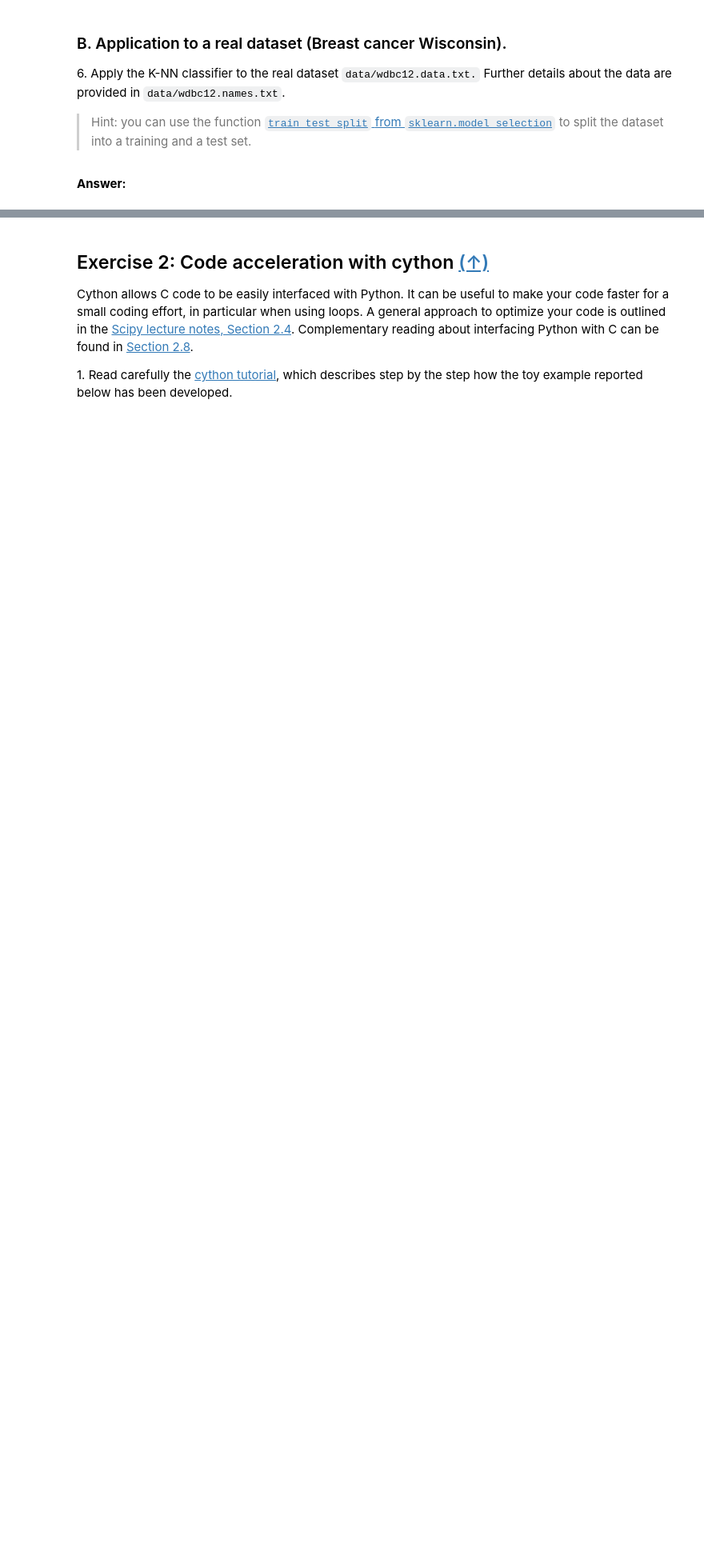
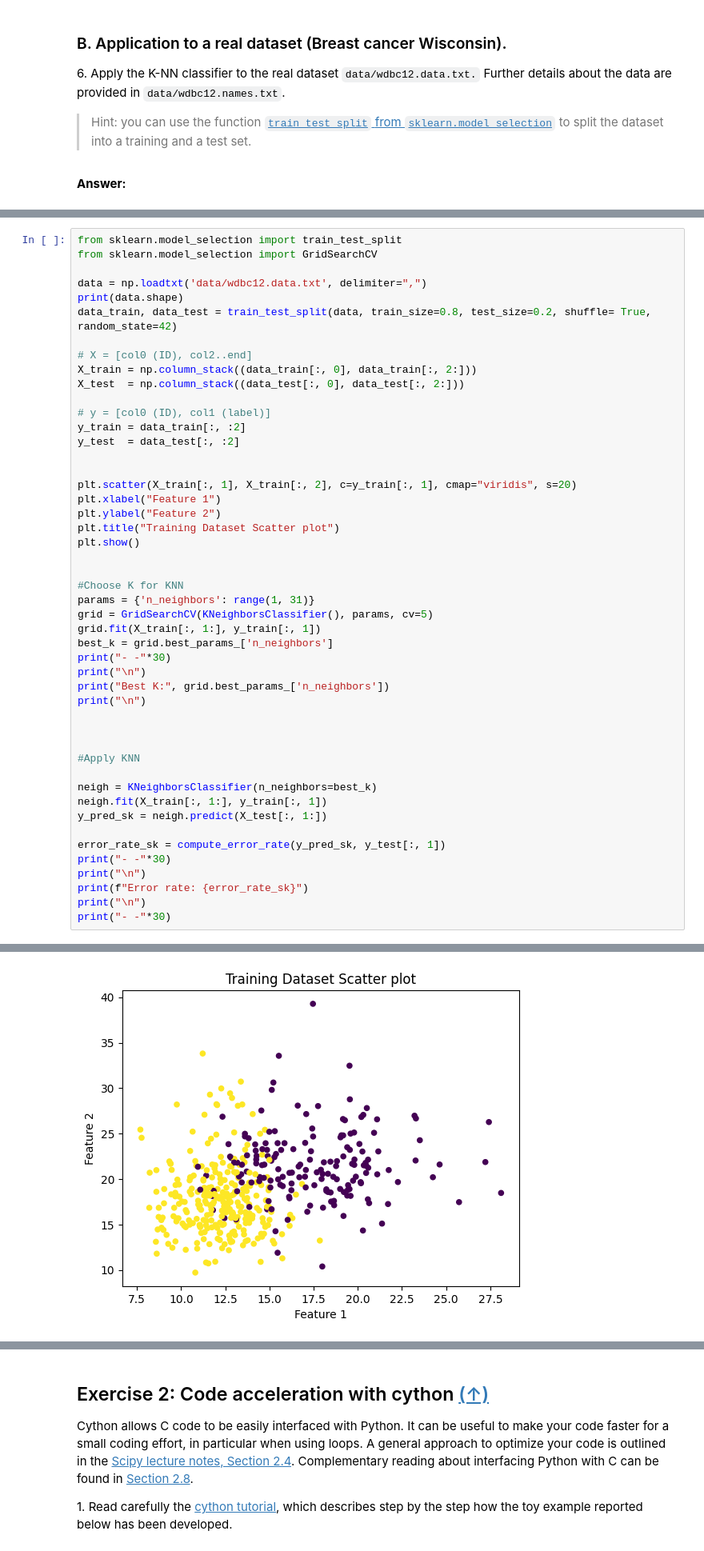
Before and after one commit to farahamorri/python_sdia, a Jupyter notebook: Labs/Lab4/lab4.ipynb, the cells around one changed output, grey strips where cells are left out. Shown at 80% size. Drawn from its saved outputs; the diff is of its cells as text; blank space fills up the shorter version.

Commit message:
lab4 + wisconsin dataset knn

```diff
--- a/Labs/Lab4/lab4.ipynb
+++ b/Labs/Lab4/lab4.ipynb
@@ -240,0 +259,49 @@ print(error_rate_sk)
+# %%
+from sklearn.model_selection import train_test_split
+from sklearn.model_selection import GridSearchCV
+
+data = np.loadtxt('data/wdbc12.data.txt', delimiter=",")
+print(data.shape)
+data_train, data_test = train_test_split(data, train_size=0.8, test_size=0.2, shuffle= True, random_state=42)
+
+# X = [col0 (ID), col2..end]
+X_train = np.column_stack((data_train[:, 0], data_train[:, 2:]))
+X_test  = np.column_stack((data_test[:, 0], data_test[:, 2:]))
+
+# y = [col0 (ID), col1 (label)]
+y_train = data_train[:, :2]
+y_test  = data_test[:, :2]
+
+
+plt.scatter(X_train[:, 1], X_train[:, 2], c=y_train[:, 1], cmap="viridis", s=20)
+plt.xlabel("Feature 1")
+plt.ylabel("Feature 2")
+plt.title("Training Dataset Scatter plot")
+plt.show()
+
+
+#Choose K for KNN
+params = {'n_neighbors': range(1, 31)}
+grid = GridSearchCV(KNeighborsClassifier(), params, cv=5)
+grid.fit(X_train[:, 1:], y_train[:, 1])
+best_k = grid.best_params_['n_neighbors']
+print("- -"*30)
+print("\n")
+print("Best K:", grid.best_params_['n_neighbors'])
+print("\n")
+
+
+
+#Apply KNN
+
+neigh = KNeighborsClassifier(n_neighbors=best_k)
+neigh.fit(X_train[:, 1:], y_train[:, 1])
+y_pred_sk = neigh.predict(X_test[:, 1:])
+
+error_rate_sk = compute_error_rate(y_pred_sk, y_test[:, 1])
+print("- -"*30)
+print("\n")
+print(f"Error rate: {error_rate_sk}")
+print("\n")
+print("- -"*30)
+# %% [output]
@@ -240,0 +309 @@ print(error_rate_sk)
+[figure, added]
```
Also changed, not shown: parts of 13 cells of this notebook, 1 other file.
